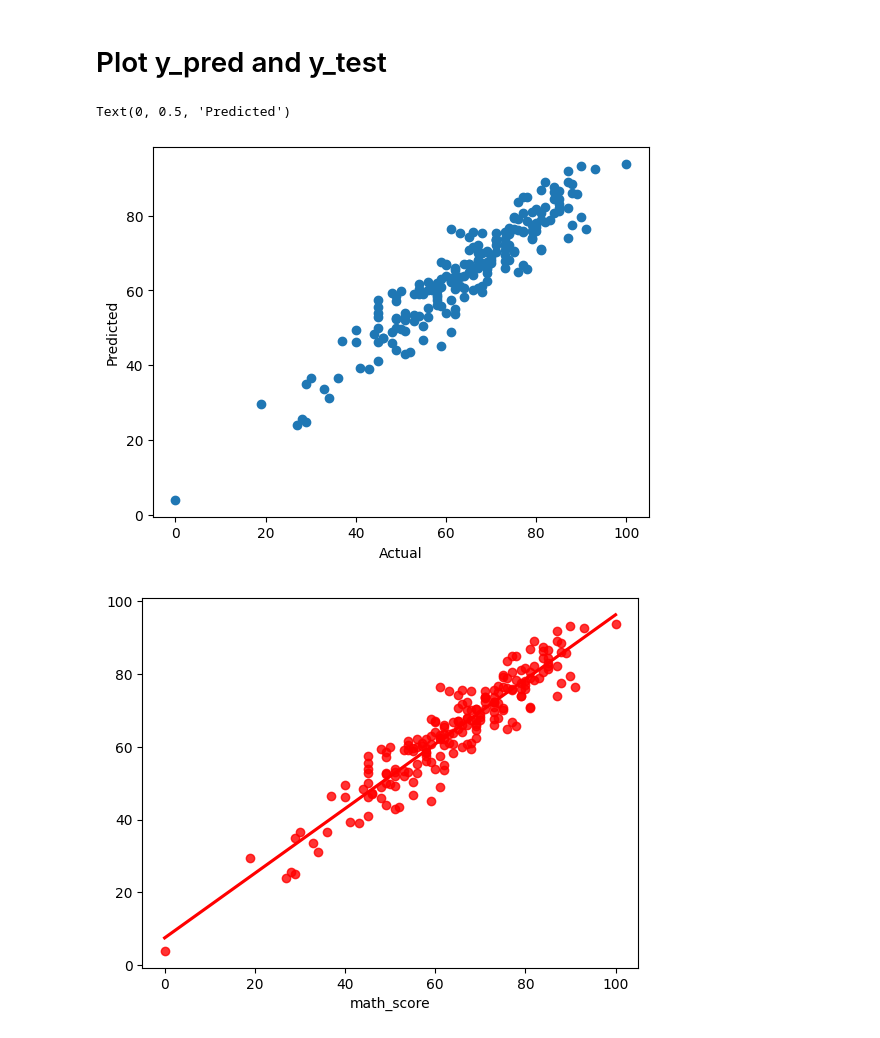
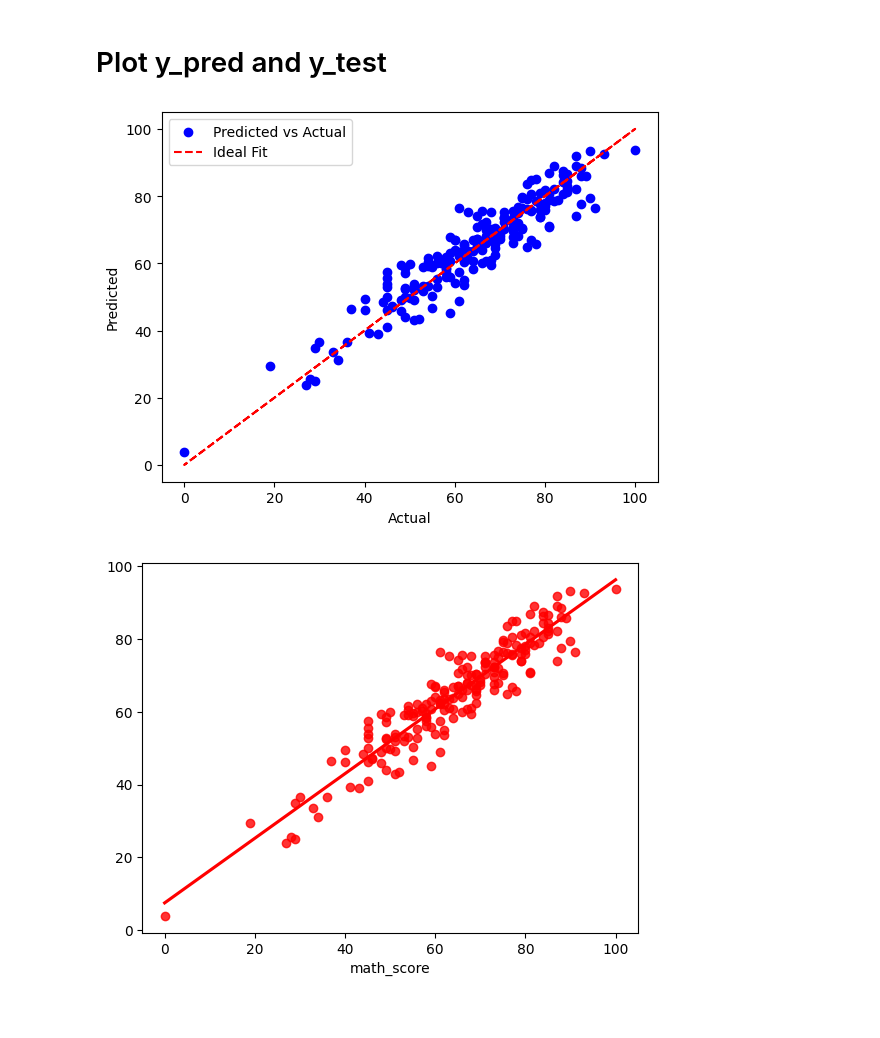
Before and after one commit to Preetish2603/EduScore, a Jupyter notebook: notebook/MODEL TRAINING.ipynb, the cells around one changed output. Drawn from its saved outputs; the diff is of its cells as text; code cells hidden in the pictures.

```diff
--- a/notebook/MODEL TRAINING.ipynb
+++ b/notebook/MODEL TRAINING.ipynb
@@ -209,13 +209,19 @@ print(" Accuracy of the model is %.2f" %score)
  Accuracy of the model is 88.01
 # %% [markdown]
 # Plot y_pred and y_test
-# %%
-plt.scatter(y_test,y_pred)
-plt.xlabel('Actual')
-plt.ylabel('Predicted')
-# %% [output]
-Text(0, 0.5, 'Predicted')
-[figure, removed]
+# %%
+plt.scatter(y_test, y_pred, color='blue', label='Predicted vs Actual')
+
+# Add line to differentiate the ideal fit
+plt.plot(y_test, y_test, color='red', linestyle='--', label='Ideal Fit')
+
+# Labels and legend
+plt.xlabel('Actual')
+plt.ylabel('Predicted')
+plt.legend()
+plt.show()
+# %% [output]
+[figure, added]
 # %%
 sns.regplot(x=y_test,y=y_pred,ci=None,color ='red');
 # %% [output]
```
Also changed, not shown: parts of 2 cells of this notebook, 12 other files.
